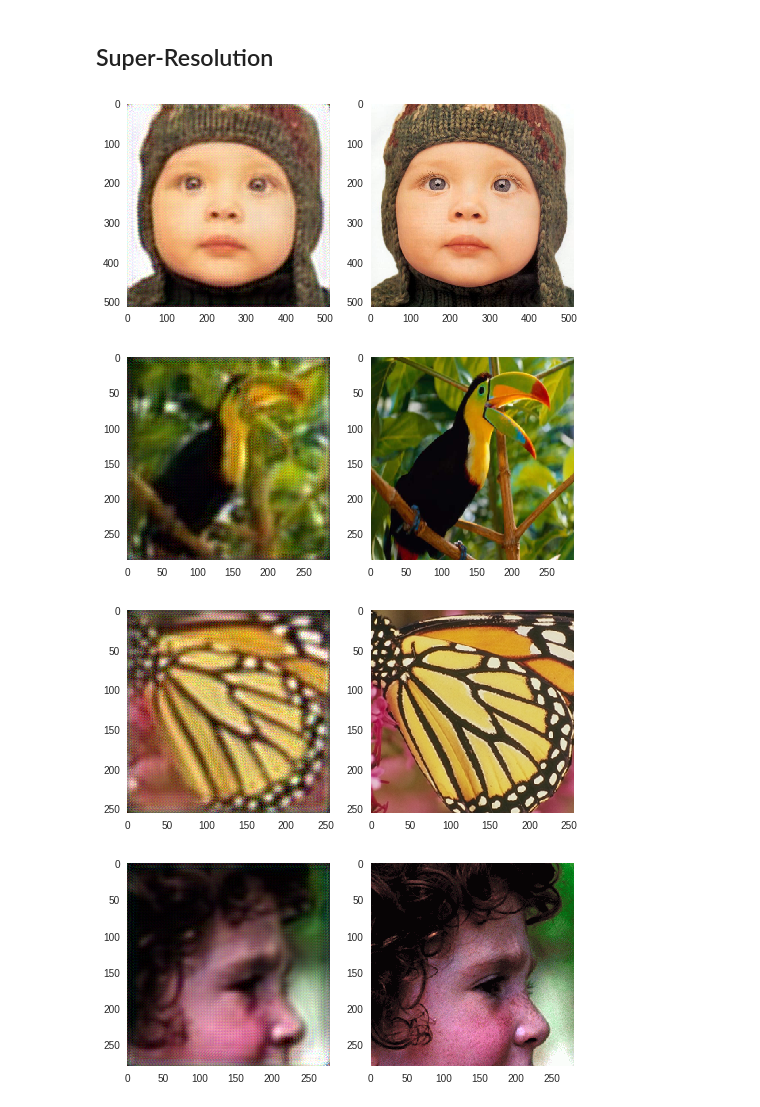
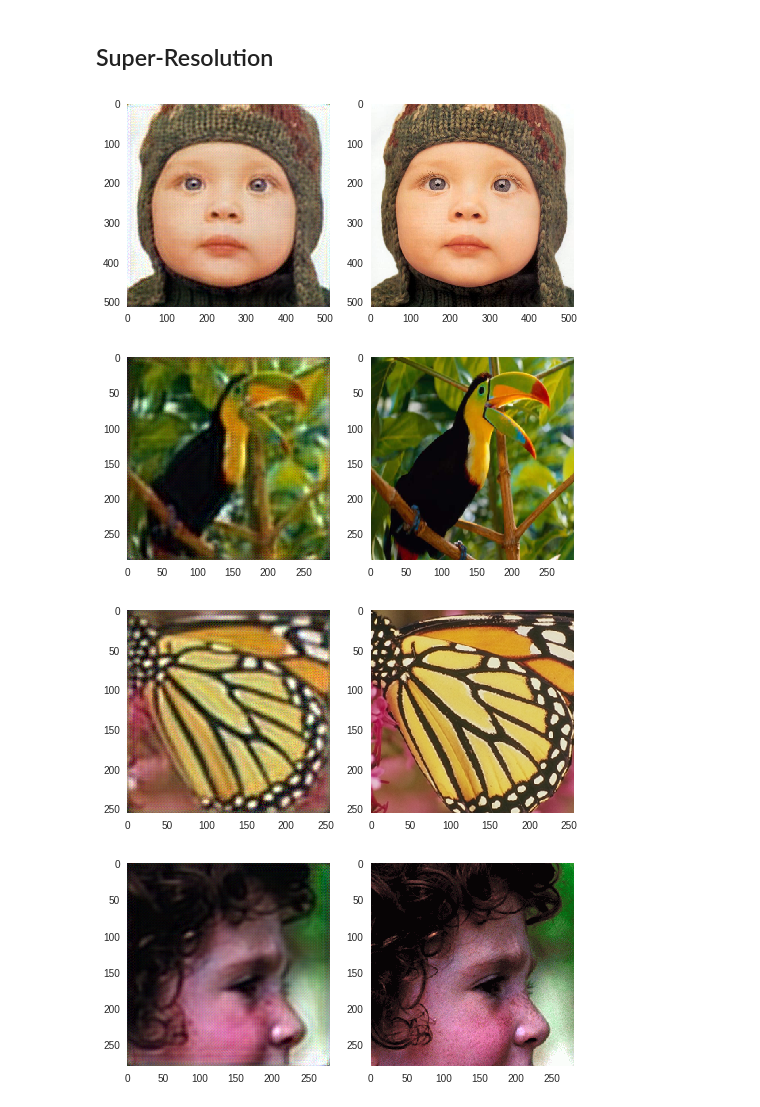
Before and after one commit to asagi00a3af/deel_learning, a Jupyter notebook: deep_learning/colab/SRResNet.ipynb, the cells around one changed output. Saved outputs shown, nothing was run; the diff lists cells and outputs as text; code cells hidden in the pictures.

```diff
--- a/deep_learning/colab/SRResNet.ipynb
+++ b/deep_learning/colab/SRResNet.ipynb
@@ -252,24 +255,25 @@ plt.show()
 # %%
 image_hr_paths = sorted(Path('Set5/HR').resolve().iterdir())
 image_lr_paths = sorted(Path('Set5/LRx4').resolve().iterdir())
 
 for hr_p, lr_p in zip(image_hr_paths, image_lr_paths):
     x_in = cp.array(Image.open(lr_p)) \
              .transpose(2, 0, 1)[cp.newaxis, :].astype(np.float32) / 255.
-    x_out = model.enhance(x_in).array
+    with chainer.using_config('train', False), chainer.using_config('enable_backprop', False):
+        x_out = model.enhance(x_in).array
     _, _, w, h = x_out.shape
     x_out = cp.asnumpy(x_out.reshape(3, w, h).transpose(1, 2, 0))
     x_out = cp.clip(x_out*255, 0, 255).astype(np.uint8)
 
     fig, (a1, a2) = plt.subplots(1, 2)
     Image.fromarray(x_out).save('SR_' + hr_p.name)
     a1.imshow(x_out)
     a1.grid(False)
     a2.imshow(Image.open(hr_p))
     a2.grid(False)
     fig.show()
 # %% [output]
 [figure]
-[figure, old version]
+[figure, new version]
-[figure, old version]
+[figure, new version]
 [figure]
```
Also changed, not shown: parts of 8 cells of this notebook.
